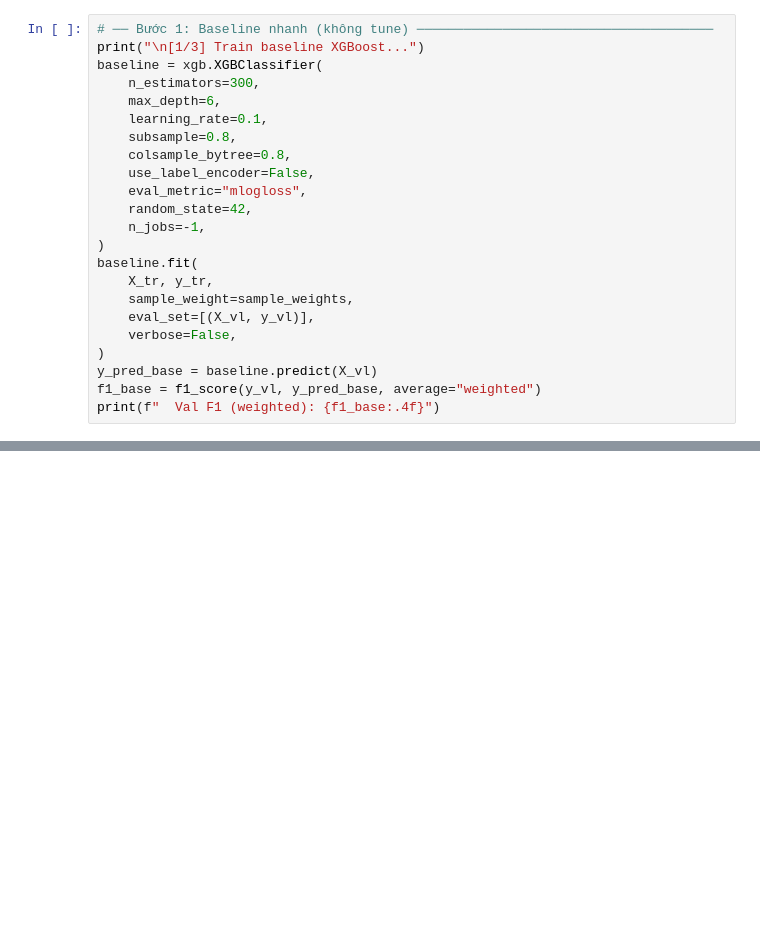
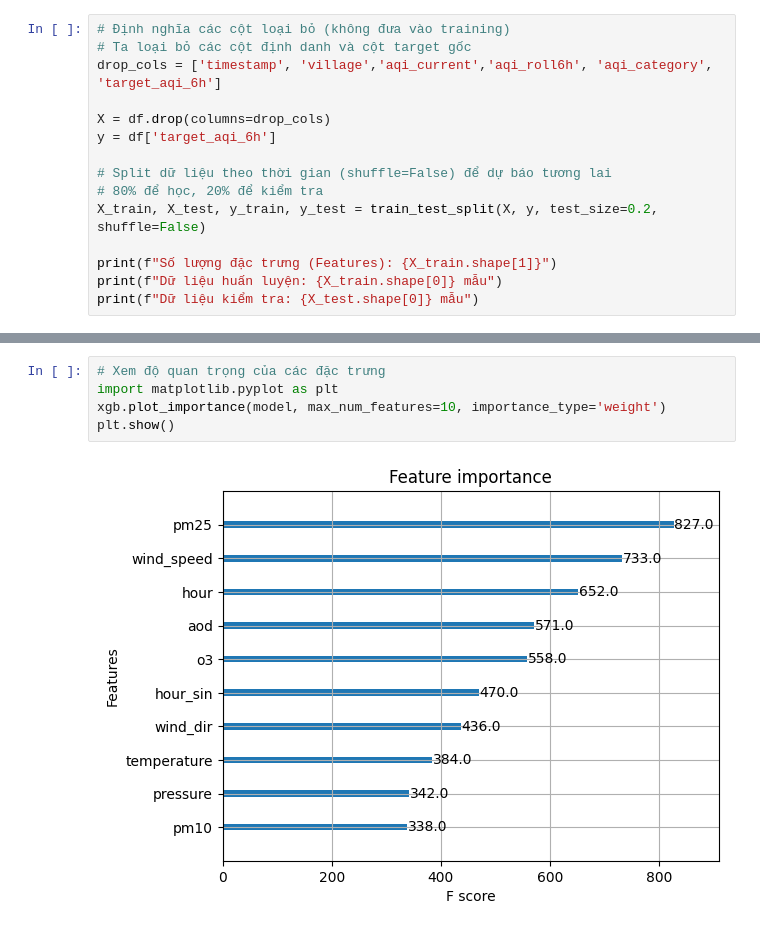
Before and after one commit to PhamQuyNam/DATN_AIR_GROARD_BN_2026, a Jupyter notebook: ml_training/notebooks/02_xgboost.ipynb, the cells around one changed output, grey strips where cells are left out. Drawn from its saved outputs; the diff is of its cells as text; blank space fills up the shorter version.

Commit message:
build model XGBoot+SHAP , LSTM

```diff
--- a/ml_training/notebooks/02_xgboost.ipynb
+++ b/ml_training/notebooks/02_xgboost.ipynb
@@ -66,24 +48,16 @@ Nguy hại           14098
 # %%
-# ── Bước 1: Baseline nhanh (không tune) ──────────────────────────────────────
-print("\n[1/3] Train baseline XGBoost...")
-baseline = xgb.XGBClassifier(
-    n_estimators=300,
-    max_depth=6,
-    learning_rate=0.1,
-    subsample=0.8,
-    colsample_bytree=0.8,
-    use_label_encoder=False,
-    eval_metric="mlogloss",
-    random_state=42,
-    n_jobs=-1,
-)
-baseline.fit(
-    X_tr, y_tr,
-    sample_weight=sample_weights,
-    eval_set=[(X_vl, y_vl)],
-    verbose=False,
-)
-y_pred_base = baseline.predict(X_vl)
-f1_base = f1_score(y_vl, y_pred_base, average="weighted")
-print(f"  Val F1 (weighted): {f1_base:.4f}")
+# Định nghĩa các cột loại bỏ (không đưa vào training)
+# Ta loại bỏ các cột định danh và cột target gốc
+drop_cols = ['timestamp', 'village','aqi_current','aqi_roll6h', 'aqi_category', 'target_aqi_6h']
+
+X = df.drop(columns=drop_cols)
+y = df['target_aqi_6h']
+
+# Split dữ liệu theo thời gian (shuffle=False) để dự báo tương lai
+# 80% để học, 20% để kiểm tra
+X_train, X_test, y_train, y_test = train_test_split(X, y, test_size=0.2, shuffle=False)
+
+print(f"Số lượng đặc trưng (Features): {X_train.shape[1]}")
+print(f"Dữ liệu huấn luyện: {X_train.shape[0]} mẫu")
+print(f"Dữ liệu kiểm tra: {X_test.shape[0]} mẫu")
 # %% [output]
@@ -132 +100,8 @@ print(f"  Best params  : {best_params}")
+# %%
+# Xem độ quan trọng của các đặc trưng
+import matplotlib.pyplot as plt
+xgb.plot_importance(model, max_num_features=10, importance_type='weight')
+plt.show()
+# %% [output]
+[figure, added]
 # %%
```
Also changed, not shown: parts of 10 cells of this notebook, 26 other files.
